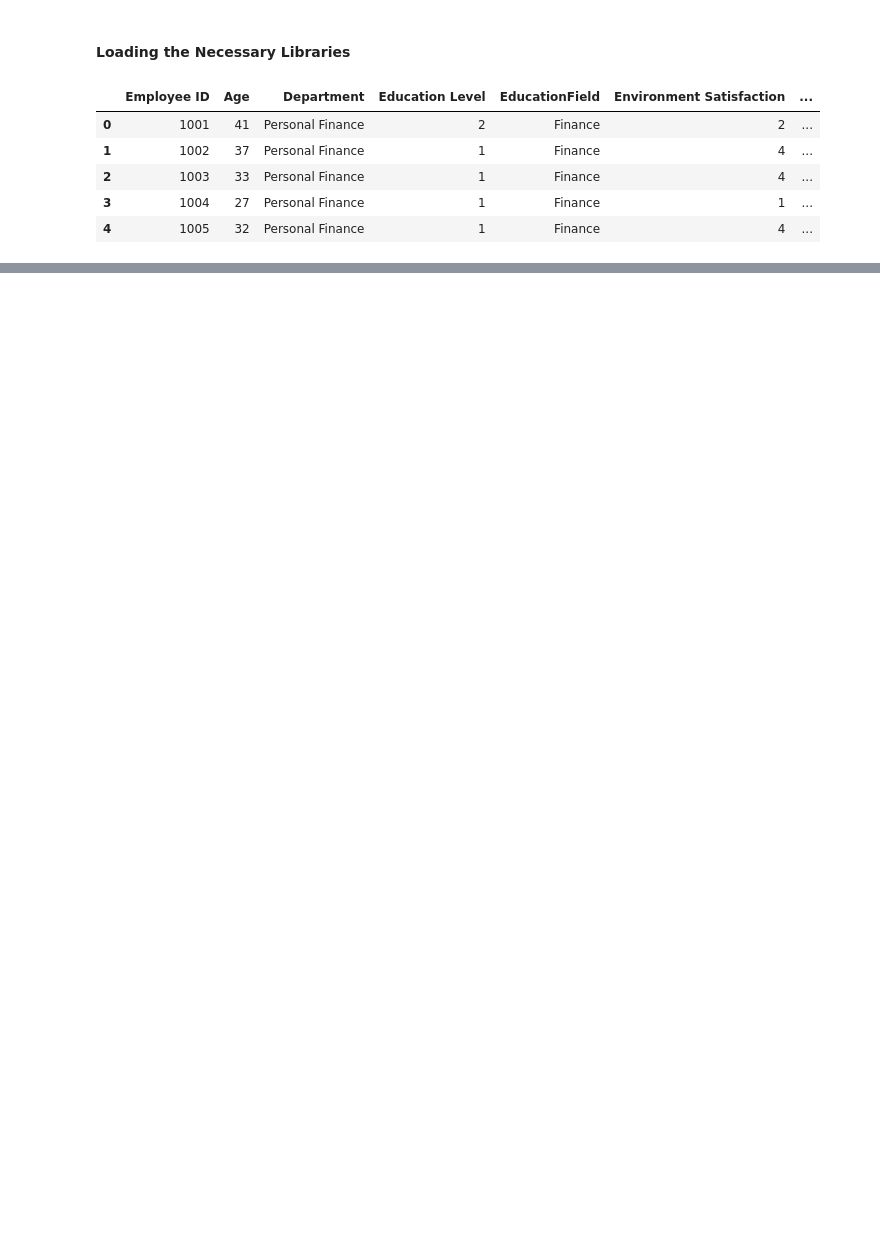
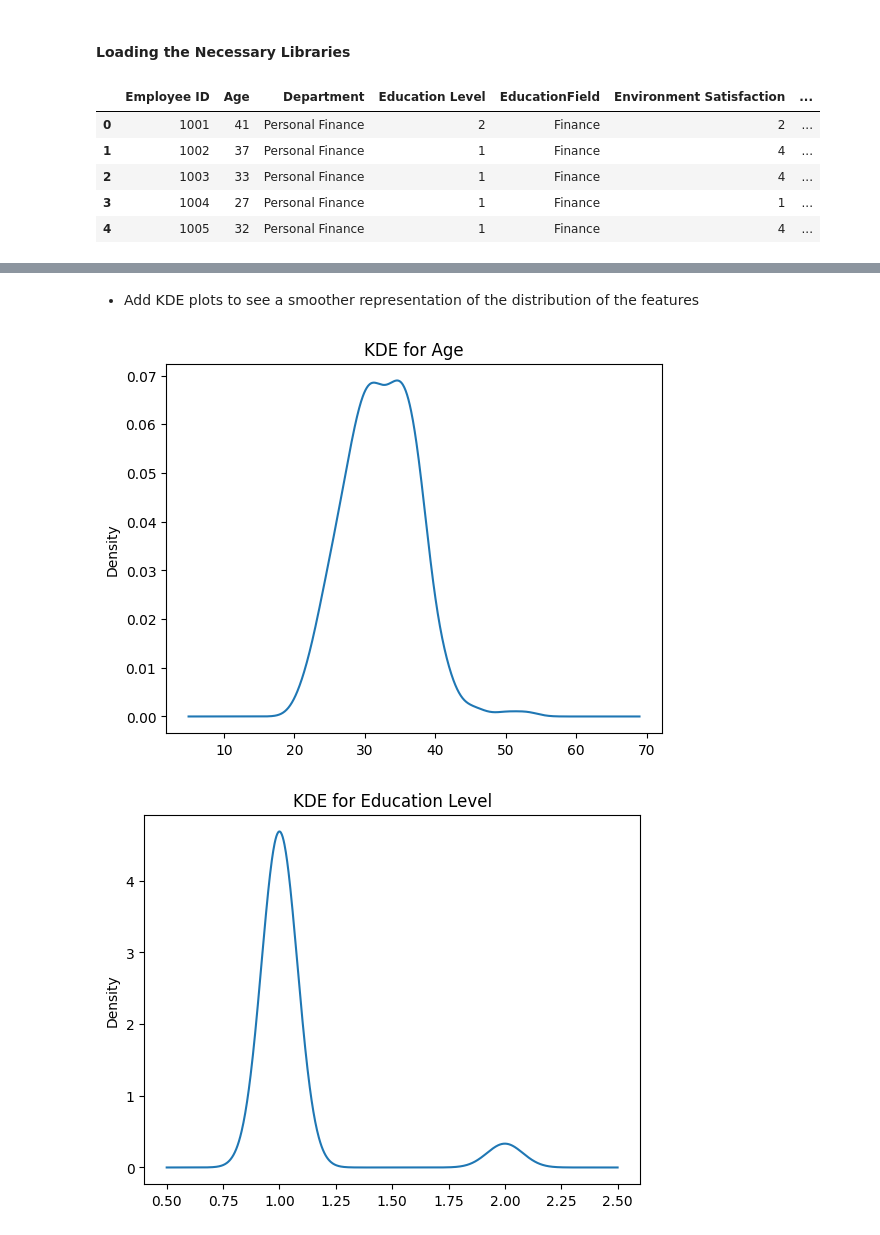
Before and after one commit to AndyMortey/Employee-Attrition-Predictor, a Jupyter notebook: notebook.ipynb, the cells around one changed output, grey strips where cells are left out. Saved outputs shown, nothing was run; the diff lists cells and outputs as text; code cells hidden in the pictures; blank space fills up the shorter version.

```diff
--- a/notebook.ipynb
+++ b/notebook.ipynb
@@ -55,0 +148,7 @@ data.head()
+# %%
+# Print unique values for each column
+for column in data.columns:
+    print(f'Column Name: {column}\n')
+    print(f'Number of Unique Values: {data[column].unique().size}\n')
+    print(f'{data[column].unique()}')
+    print('=' * 80)
@@ -55,0 +182,10 @@ data.head()
+# %% [markdown]
+* Add KDE plots to see a smoother representation of the distribution of the features
+# %%
+for column in data.select_dtypes('number').columns:
+    data[column].plot(kind='kde')
+    plt.title(f'KDE for {column}')
+    plt.show()
+# %% [output]
+[figure, added]
+[figure, added]
```
Also changed, not shown: parts of 24 cells of this notebook, 1 other file.
